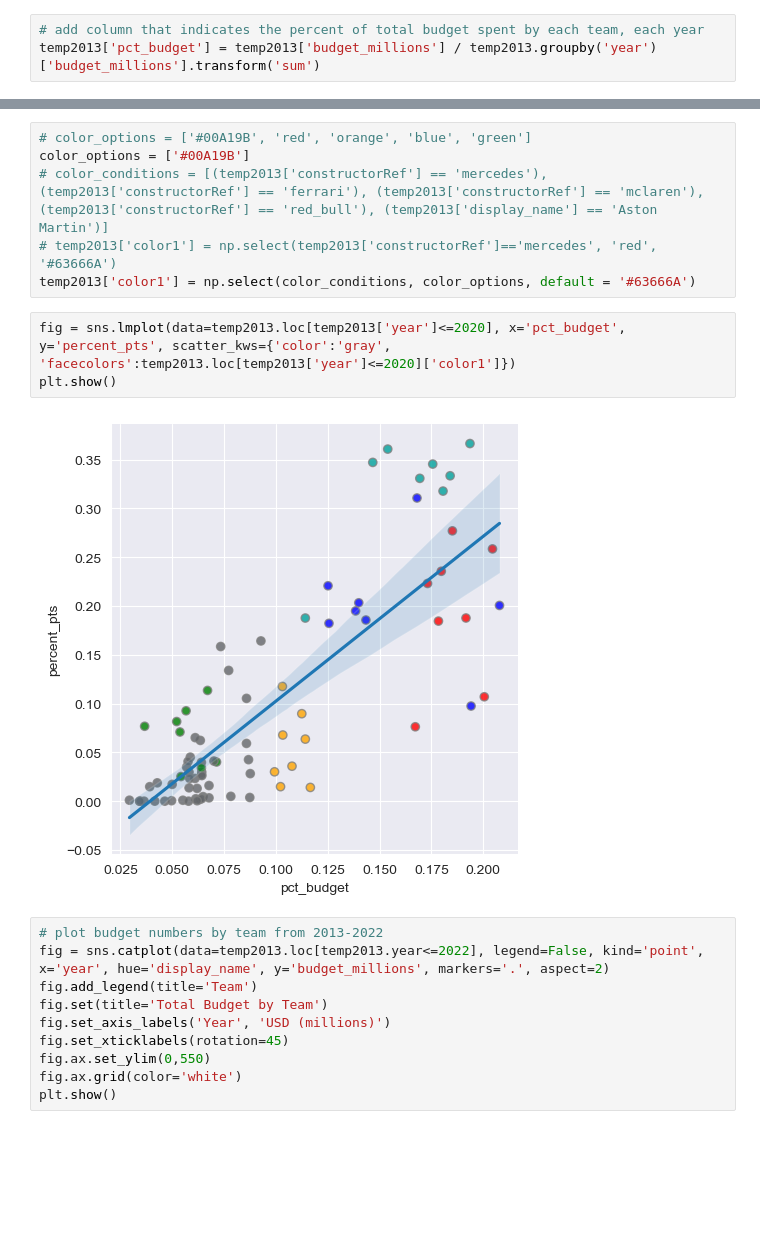
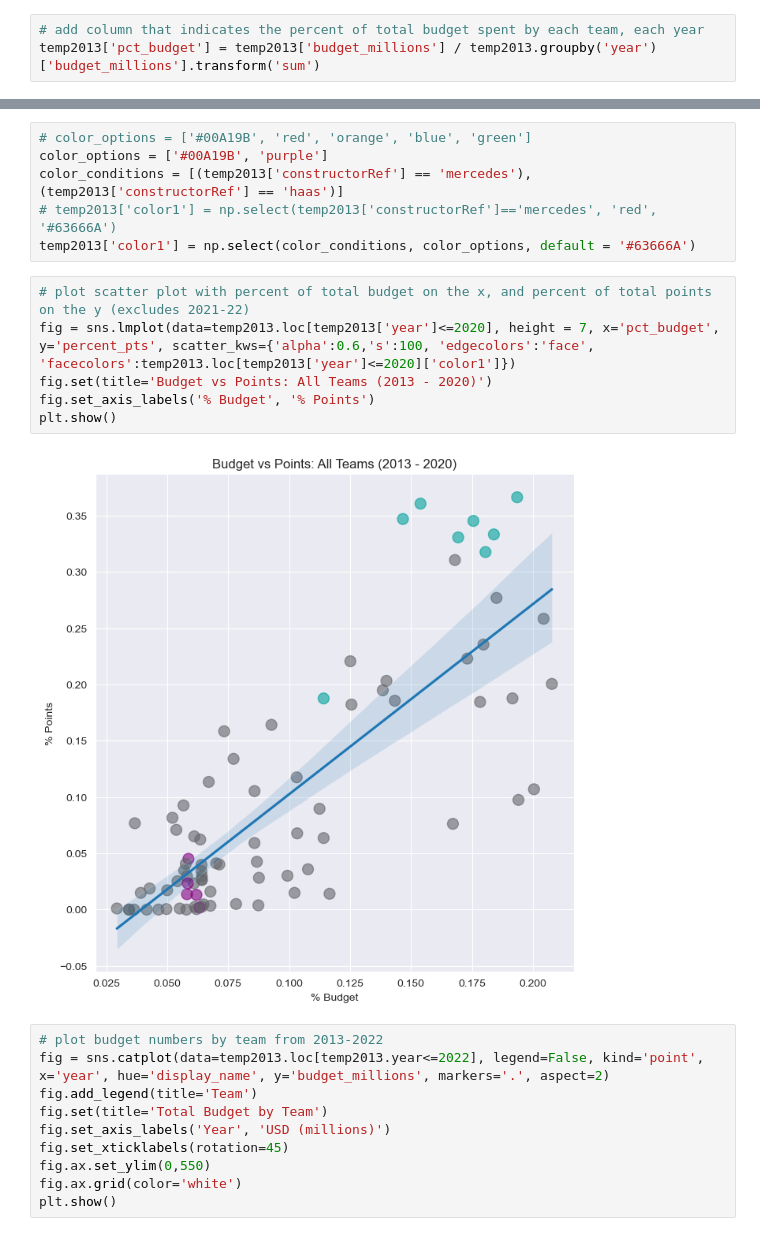
Before and after one commit to austin-mccollum/nycdsa_python_project, a Jupyter notebook: all_time_performance_analysis.ipynb, the cells around one changed output, grey strips where cells are left out. Drawn from its saved outputs; the diff is of its cells as text; blank space fills up the shorter version.

```diff
--- a/all_time_performance_analysis.ipynb
+++ b/all_time_performance_analysis.ipynb
@@ -201,14 +201,17 @@ plt.show()
 # %%
 # color_options = ['#00A19B', 'red', 'orange', 'blue', 'green']
-color_options = ['#00A19B']
-# color_conditions = [(temp2013['constructorRef'] == 'mercedes'), (temp2013['constructorRef'] == 'ferrari'), (temp2013['constructorRef'] == 'mclaren'), (temp2013['constructorRef'] == 'red_bull'), (temp2013['display_name'] == 'Aston Martin')]
+color_options = ['#00A19B', 'purple']
+color_conditions = [(temp2013['constructorRef'] == 'mercedes'), (temp2013['constructorRef'] == 'haas')]
 # temp2013['color1'] = np.select(temp2013['constructorRef']=='mercedes', 'red', '#63666A')
 temp2013['color1'] = np.select(color_conditions, color_options, default = '#63666A')
 # %%
-fig = sns.lmplot(data=temp2013.loc[temp2013['year']<=2020], x='pct_budget', y='percent_pts', scatter_kws={'color':'gray', 'facecolors':temp2013.loc[temp2013['year']<=2020]['color1']})
+# plot scatter plot with percent of total budget on the x, and percent of total points on the y (excludes 2021-22)
+fig = sns.lmplot(data=temp2013.loc[temp2013['year']<=2020], height = 7, x='pct_budget', y='percent_pts', scatter_kws={'alpha':0.6,'s':100, 'edgecolors':'face', 'facecolors':temp2013.loc[temp2013['year']<=2020]['color1']})
+fig.set(title='Budget vs Points: All Teams (2013 - 2020)')
+fig.set_axis_labels('% Budget', '% Points')
 plt.show()
 # %% [output]
-[figure, old version]
+[figure, new version]
 # %%
 # plot budget numbers by team from 2013-2022
 fig = sns.catplot(data=temp2013.loc[temp2013.year<=2022], legend=False, kind='point', x='year', hue='display_name', y='budget_millions', markers='.', aspect=2)
```
Also changed, not shown: parts of 3 cells of this notebook, 4 other files.
